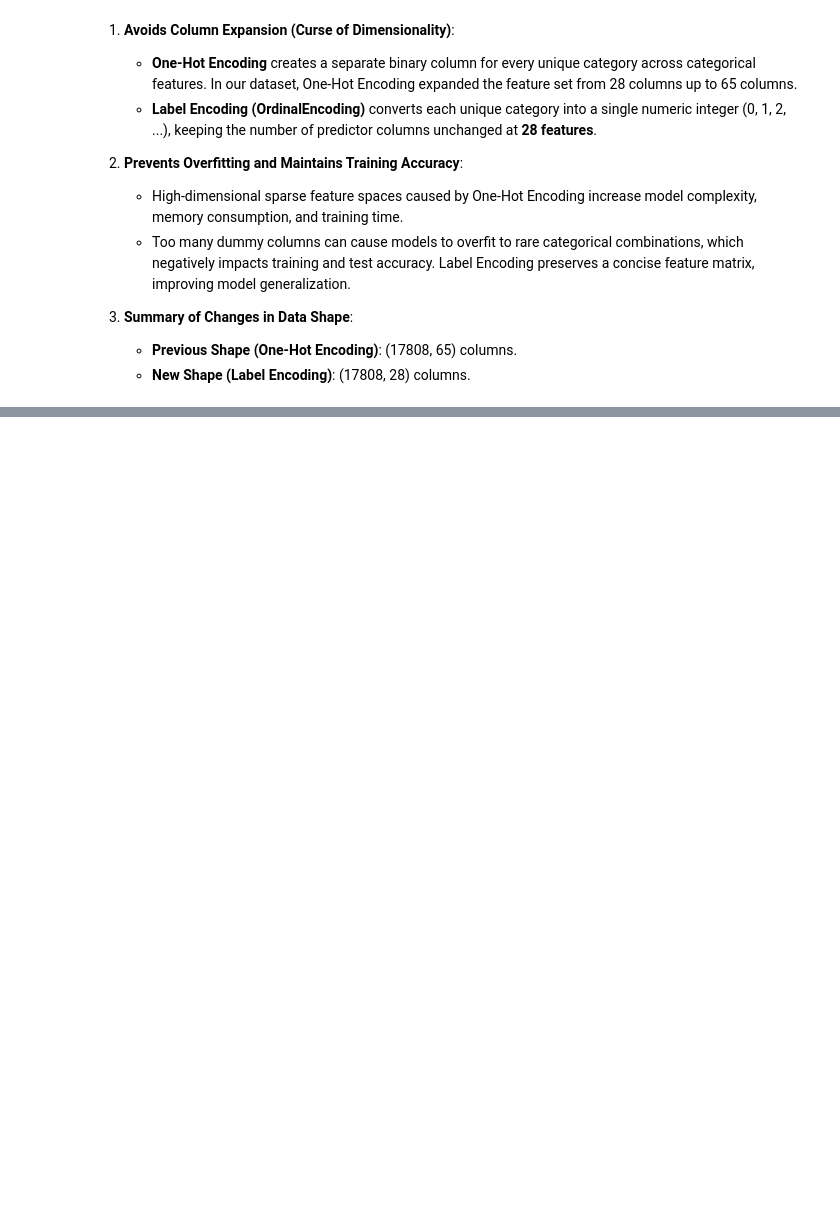
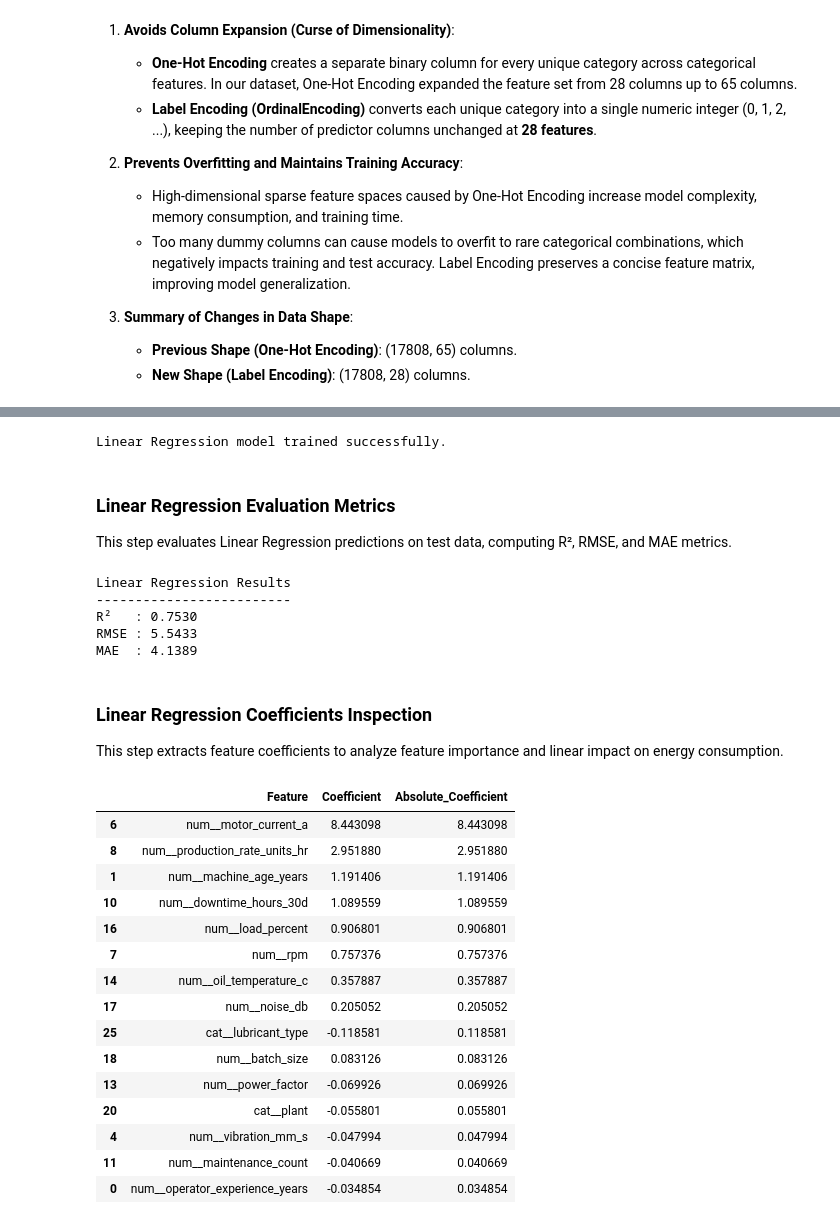
Before and after one commit to varanasirohit2006/Case_Study_Machine_Learning, a Jupyter notebook: Review1.ipynb, the cells around one changed output, grey strips where cells are left out. Cells and saved outputs as stored; diff of their text form; code cells hidden in the pictures; blank space fills up the shorter version.

```diff
--- a/Review1.ipynb
+++ b/Review1.ipynb
@@ -1573,0 +1591,80 @@ Classification train: 0
+# %%
+# Create Linear Regression model
+linear_model = LinearRegression()
+
+# Train on the processed training data
+linear_model.fit(
+    X_reg_train_processed,
+    y_reg_train
+)
+
+print("Linear Regression model trained successfully.")
+# %% [output]
+Linear Regression model trained successfully.
+# %% [markdown]
+### Linear Regression Evaluation Metrics
+
+This step evaluates Linear Regression predictions on test data, computing R², RMSE, and MAE metrics.
+# %%
+# Predict on the test set
+y_pred_linear = linear_model.predict(X_reg_test_processed)
+
+# Calculate evaluation metrics
+linear_r2 = r2_score(y_reg_test, y_pred_linear)
+linear_rmse = np.sqrt(mean_squared_error(y_reg_test, y_pred_linear))
+linear_mae = mean_absolute_error(y_reg_test, y_pred_linear)
+
+print("Linear Regression Results")
+print("-------------------------")
+print(f"R²   : {linear_r2:.4f}")
+print(f"RMSE : {linear_rmse:.4f}")
+print(f"MAE  : {linear_mae:.4f}")
+# %% [output]
+Linear Regression Results
+-------------------------
+R²   : 0.7530
+RMSE : 5.5433
+MAE  : 4.1389
+# %% [markdown]
+### Linear Regression Coefficients Inspection
+
+This step extracts feature coefficients to analyze feature importance and linear impact on energy consumption.
+# %%
+# Get feature names after preprocessing
+feature_names = reg_preprocessor.get_feature_names_out()
+
+# Create coefficient table
+linear_coefficients = pd.DataFrame({
+    "Feature": feature_names,
+    "Coefficient": linear_model.coef_
+})
+
+# Add absolute coefficient magnitude
+linear_coefficients["Absolute_Coefficient"] = (
+    linear_coefficients["Coefficient"].abs()
+)
+
+# Sort by absolute coefficient
+linear_coefficients = linear_coefficients.sort_values(
+    by="Absolute_Coefficient",
+    ascending=False
+)
+
+linear_coefficients.head(15)
+# %% [output]
+|  | Feature | Coefficient | Absolute_Coefficient |
+| 6 | num__motor_current_a | 8.443098 | 8.443098 |
+| 8 | num__production_rate_units_hr | 2.951880 | 2.951880 |
+| 1 | num__machine_age_years | 1.191406 | 1.191406 |
+| 10 | num__downtime_hours_30d | 1.089559 | 1.089559 |
+| 16 | num__load_percent | 0.906801 | 0.906801 |
+| 7 | num__rpm | 0.757376 | 0.757376 |
+| 14 | num__oil_temperature_c | 0.357887 | 0.357887 |
+| 17 | num__noise_db | 0.205052 | 0.205052 |
+| 25 | cat__lubricant_type | -0.118581 | 0.118581 |
+| 18 | num__batch_size | 0.083126 | 0.083126 |
+| 13 | num__power_factor | -0.069926 | 0.069926 |
+| 20 | cat__plant | -0.055801 | 0.055801 |
+| 4 | num__vibration_mm_s | -0.047994 | 0.047994 |
+| 11 | num__maintenance_count | -0.040669 | 0.040669 |
+| 0 | num__operator_experience_years | -0.034854 | 0.034854 |
```
Also changed, not shown: parts of 63 cells of this notebook.
